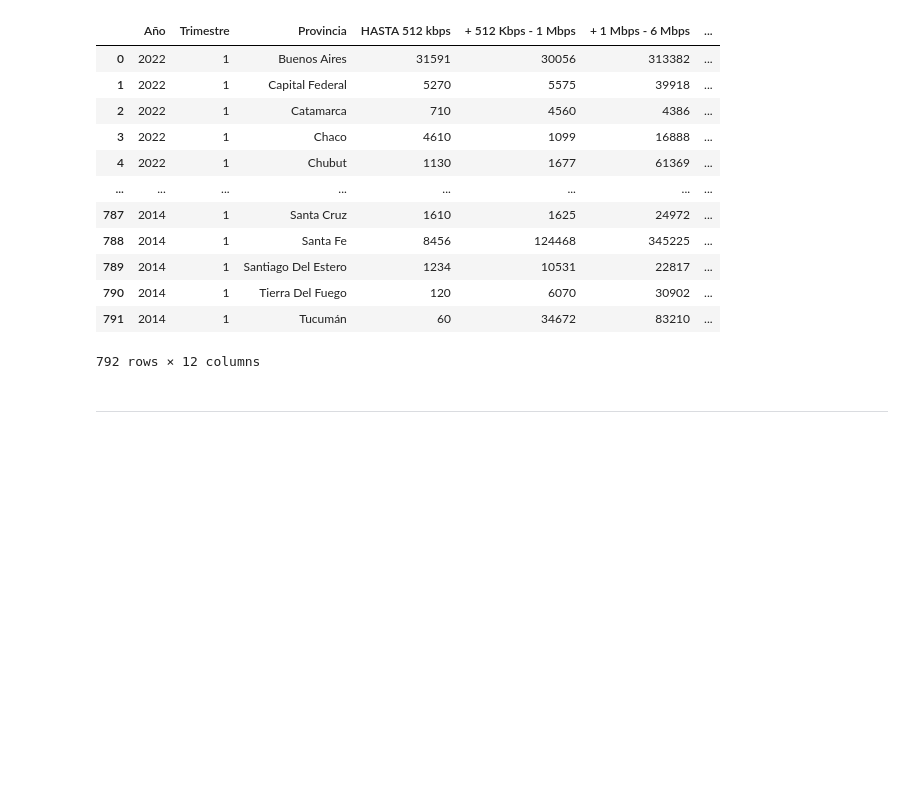
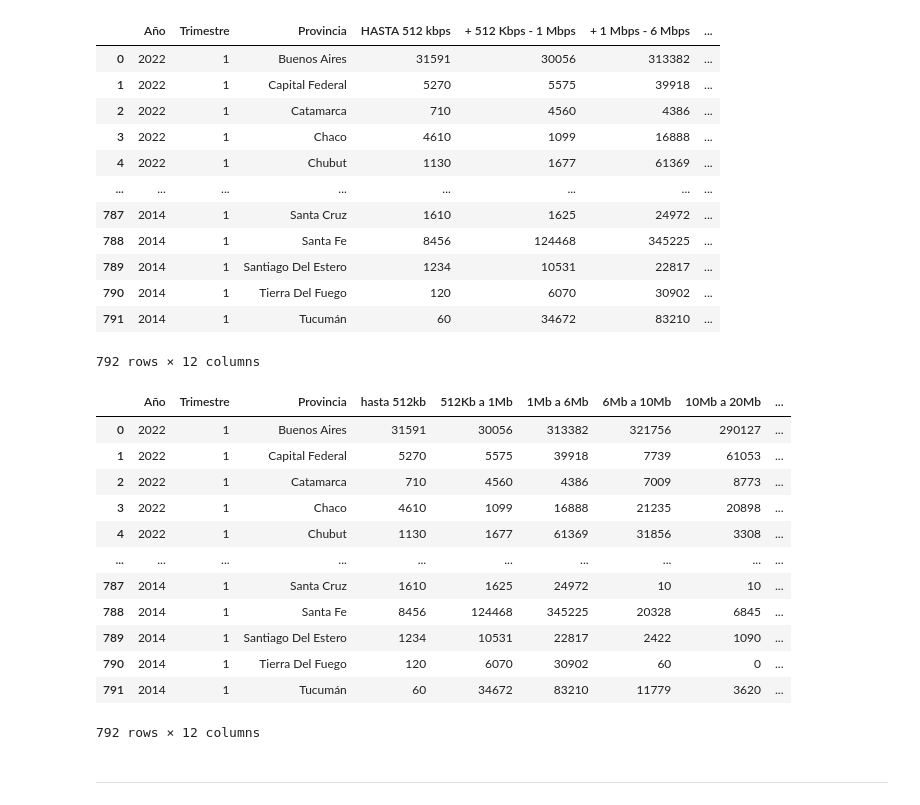
Before and after one commit to Galo0000/Analitics_Proyect, a Jupyter notebook: otro.ipynb, the cells around one changed output. Cells and saved outputs as stored; diff of their text form; code cells hidden in the pictures; blank space fills up the shorter version.

```diff
--- a/otro.ipynb
+++ b/otro.ipynb
@@ -144,6 +144,34 @@ df
 | 790 | 2014 | 1 | Tierra Del Fuego | 120 | 6070 | 30902 | ... |
 | 791 | 2014 | 1 | Tucumán | 60 | 34672 | 83210 | ... |
 792 rows × 12 columns
+# %%
+# Crear un diccionario de mapeo de nombres de columnas antiguos a nuevos
+new_names = {'HASTA 512 kbps': 'hasta 512kb',
+              '+ 512 Kbps - 1 Mbps': '512Kb a 1Mb',
+                '+ 1 Mbps - 6 Mbps': '1Mb a 6Mb',
+                '+ 6 Mbps - 10 Mbps':'6Mb a 10Mb',
+                '+ 10 Mbps - 20 Mbps':'10Mb a 20Mb',
+                '+ 20 Mbps - 30 Mbps':'20Mb a 30Mb',
+                '+ 30 Mbps':'mas de 30Mb',
+                'OTROS':'Otros',
+                }
+# Cambiar los nombres de las columnas utilizando el diccionario
+df.columns = [new_names[col] if col in new_names else col for col in df.columns]
+df
+# %% [output]
+|  | Año | Trimestre | Provincia | hasta 512kb | 512Kb a 1Mb | 1Mb a 6Mb | 6Mb a 10Mb | 10Mb a 20Mb | ... |
+| 0 | 2022 | 1 | Buenos Aires | 31591 | 30056 | 313382 | 321756 | 290127 | ... |
+| 1 | 2022 | 1 | Capital Federal | 5270 | 5575 | 39918 | 7739 | 61053 | ... |
+| 2 | 2022 | 1 | Catamarca | 710 | 4560 | 4386 | 7009 | 8773 | ... |
+| 3 | 2022 | 1 | Chaco | 4610 | 1099 | 16888 | 21235 | 20898 | ... |
+| 4 | 2022 | 1 | Chubut | 1130 | 1677 | 61369 | 31856 | 3308 | ... |
+| ... | ... | ... | ... | ... | ... | ... | ... | ... | ... |
+| 787 | 2014 | 1 | Santa Cruz | 1610 | 1625 | 24972 | 10 | 10 | ... |
+| 788 | 2014 | 1 | Santa Fe | 8456 | 124468 | 345225 | 20328 | 6845 | ... |
+| 789 | 2014 | 1 | Santiago Del Estero | 1234 | 10531 | 22817 | 2422 | 1090 | ... |
+| 790 | 2014 | 1 | Tierra Del Fuego | 120 | 6070 | 30902 | 60 | 0 | ... |
+| 791 | 2014 | 1 | Tucumán | 60 | 34672 | 83210 | 11779 | 3620 | ... |
+792 rows × 12 columns
 # %%
 # Utiliza la funcion 'to_pickle' de pandas para guardar en un archivo pickle el dataframe.
 df.to_pickle('./Internet_datasets/Acceso_Internet_Fijo_por_rangos_velocidad_bajada_y_provincia.pickle')
```
Also changed, not shown: parts of 24 cells of this notebook, 3 other files.
